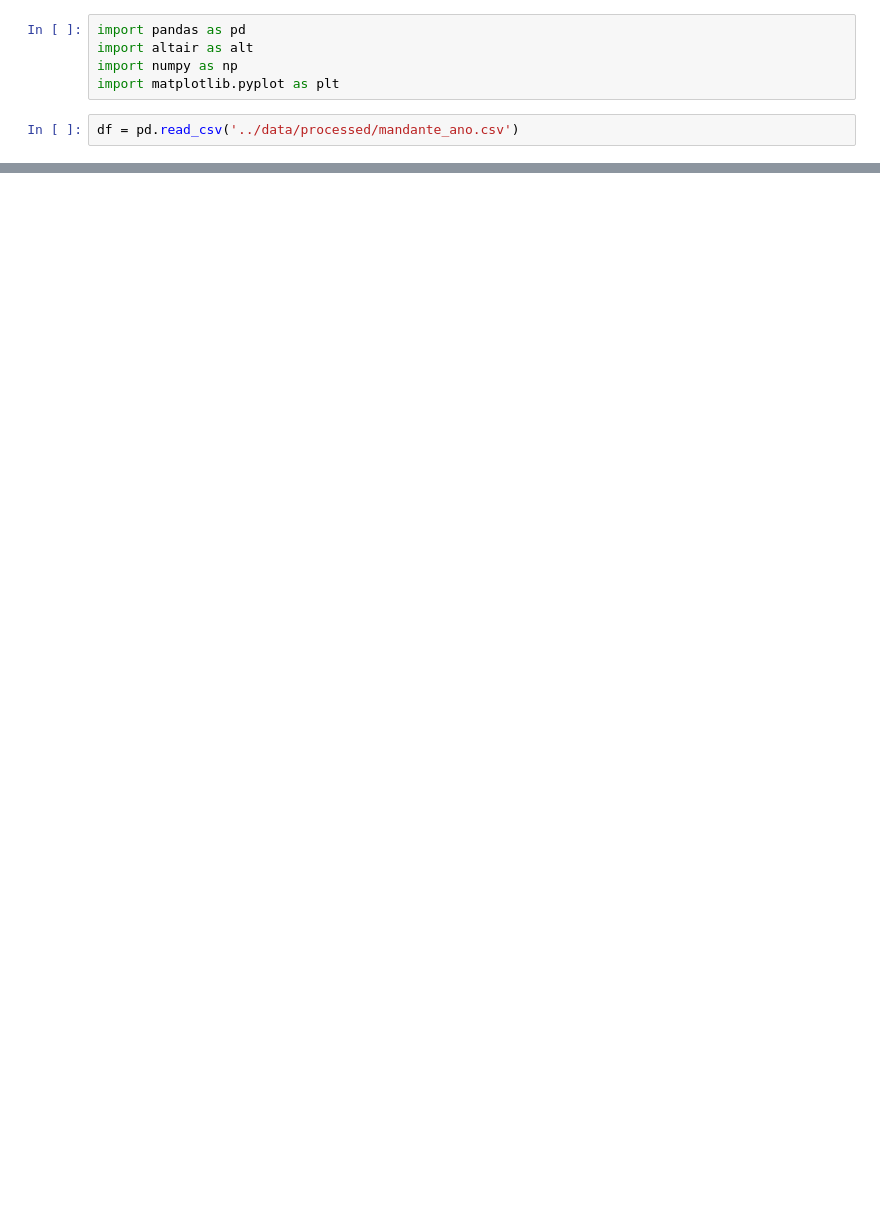
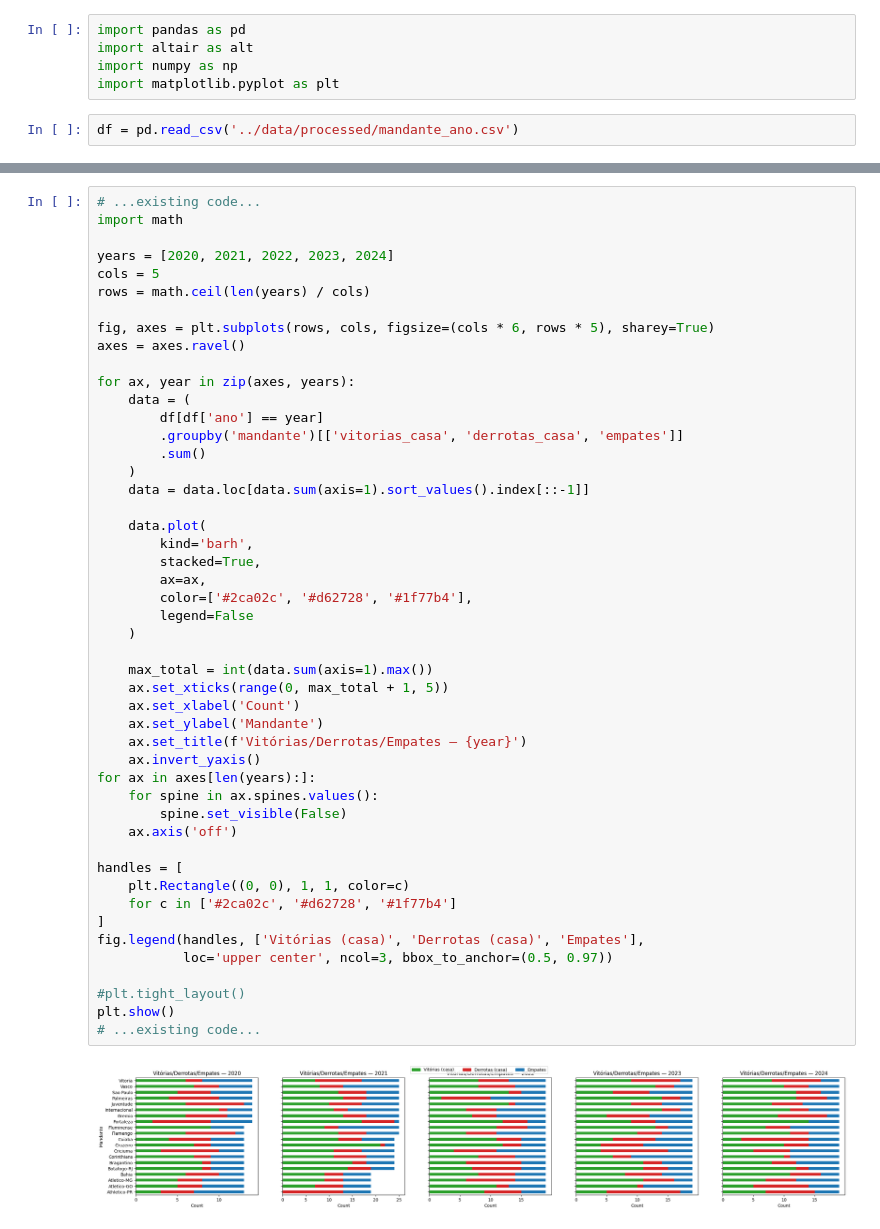
Before and after one commit to davialmeida135/analise-visual-brasileirao, a Jupyter notebook: graficos/pfinal.ipynb, the cells around one changed output, grey strips where cells are left out. Cells and saved outputs as stored; diff of their text form; blank space fills up the shorter version.

```diff
--- a/graficos/pfinal.ipynb
+++ b/graficos/pfinal.ipynb
@@ -42,0 +56,50 @@ plt.show()
+# %%
+# ...existing code...
+import math
+
+years = [2020, 2021, 2022, 2023, 2024]
+cols = 5
+rows = math.ceil(len(years) / cols)
+
+fig, axes = plt.subplots(rows, cols, figsize=(cols * 6, rows * 5), sharey=True)
+axes = axes.ravel()
+
+for ax, year in zip(axes, years):
+    data = (
+        df[df['ano'] == year]
+        .groupby('mandante')[['vitorias_casa', 'derrotas_casa', 'empates']]
+        .sum()
+    )
+    data = data.loc[data.sum(axis=1).sort_values().index[::-1]]
+
+    data.plot(
+        kind='barh',
+        stacked=True,
+        ax=ax,
+        color=['#2ca02c', '#d62728', '#1f77b4'],
+        legend=False
+    )
+
+    max_total = int(data.sum(axis=1).max())
+    ax.set_xticks(range(0, max_total + 1, 5))
+    ax.set_xlabel('Count')
+    ax.set_ylabel('Mandante')
+    ax.set_title(f'Vitórias/Derrotas/Empates — {year}')
+    ax.invert_yaxis()
+for ax in axes[len(years):]:
+    for spine in ax.spines.values():
+        spine.set_visible(False)
+    ax.axis('off')
+
+handles = [
+    plt.Rectangle((0, 0), 1, 1, color=c)
+    for c in ['#2ca02c', '#d62728', '#1f77b4']
+]
+fig.legend(handles, ['Vitórias (casa)', 'Derrotas (casa)', 'Empates'],
+           loc='upper center', ncol=3, bbox_to_anchor=(0.5, 0.97))
+
+#plt.tight_layout()
+plt.show()
+# ...existing code...
+# %% [output]
+[figure, added]
```
Also changed, not shown: parts of 3 cells of this notebook, 2 other files.
